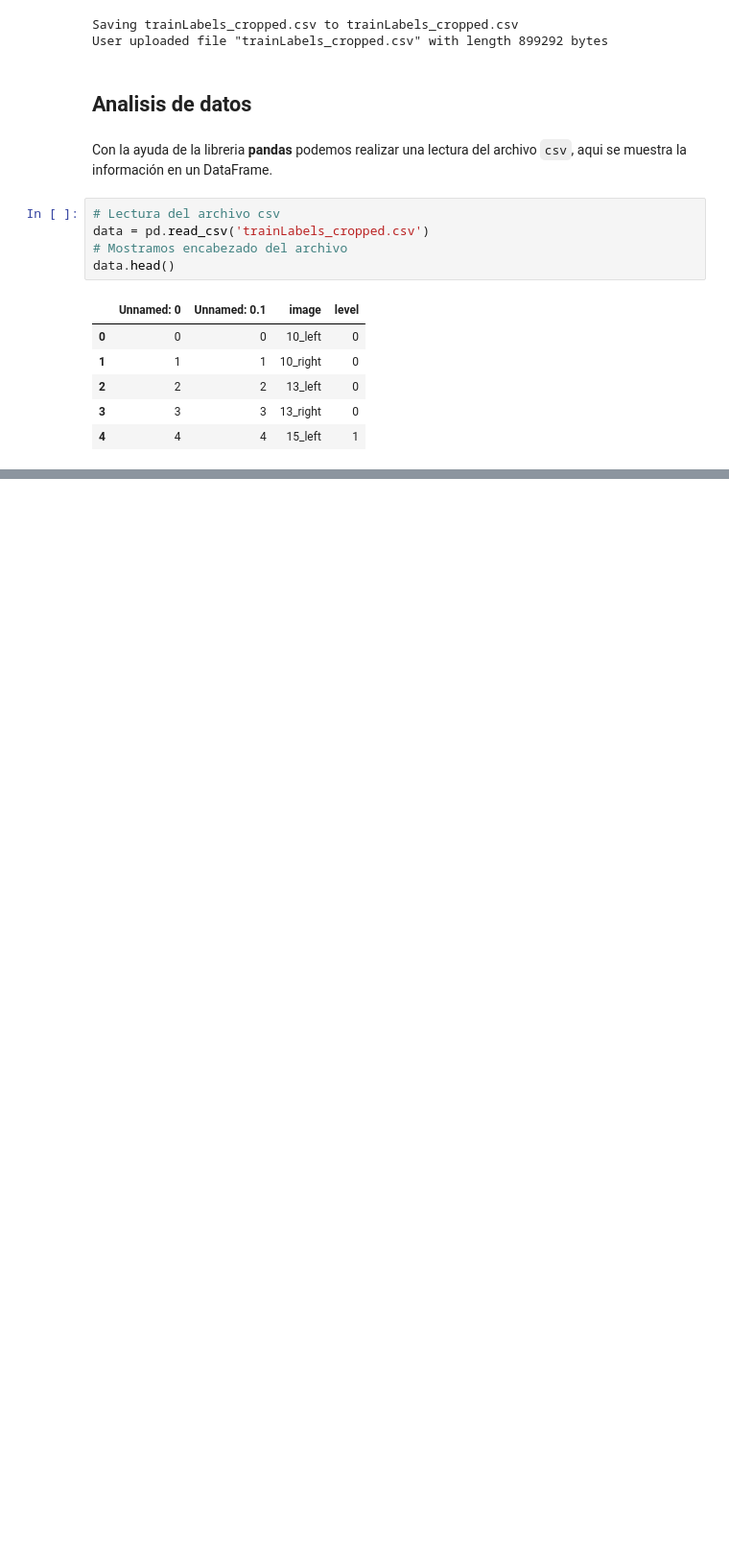
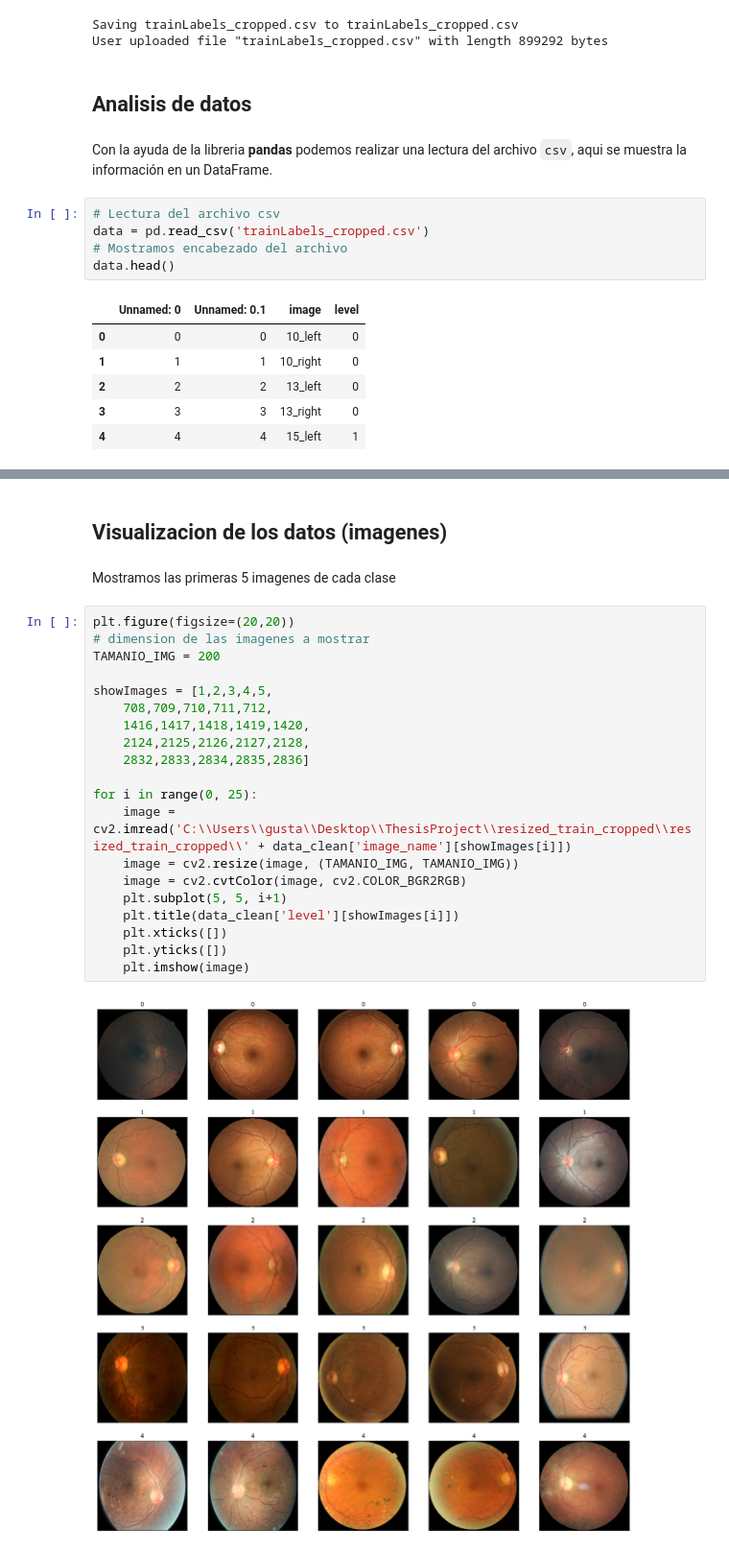
Before and after one commit to GustavoBD-Dev/ThesisProjectDDRUCNN, a Jupyter notebook: ThesisProjectDDRUCNN_v2.ipynb, the cells around one changed output, grey strips where cells are left out. Shown at 96% size. Drawn from its saved outputs; the diff is of its cells as text; blank space fills up the shorter version.

```diff
--- a/ThesisProjectDDRUCNN_v2.ipynb
+++ b/ThesisProjectDDRUCNN_v2.ipynb
@@ -44,0 +140,26 @@ Como se muestra en el encabezado del DataFrame, se tienen cuatro columnas, de la
+# %% [markdown]
+## Visualizacion de los datos (imagenes)
+# %% [markdown]
+Mostramos las primeras 5 imagenes de cada clase
+# %%
+plt.figure(figsize=(20,20))
+# dimension de las imagenes a mostrar
+TAMANIO_IMG = 200
+
+showImages = [1,2,3,4,5,
+    708,709,710,711,712,
+    1416,1417,1418,1419,1420,
+    2124,2125,2126,2127,2128,
+    2832,2833,2834,2835,2836]
+
+for i in range(0, 25):
+    image = cv2.imread('C:\\Users\\gusta\\Desktop\\ThesisProject\\resized_train_cropped\\resized_train_cropped\\' + data_clean['image_name'][showImages[i]])
+    image = cv2.resize(image, (TAMANIO_IMG, TAMANIO_IMG))
+    image = cv2.cvtColor(image, cv2.COLOR_BGR2RGB)
+    plt.subplot(5, 5, i+1)
+    plt.title(data_clean['level'][showImages[i]])
+    plt.xticks([])
+    plt.yticks([])
+    plt.imshow(image)
+# %% [output]
+[figure, added]
```
Also changed, not shown: parts of 13 cells of this notebook, 2 other files.
